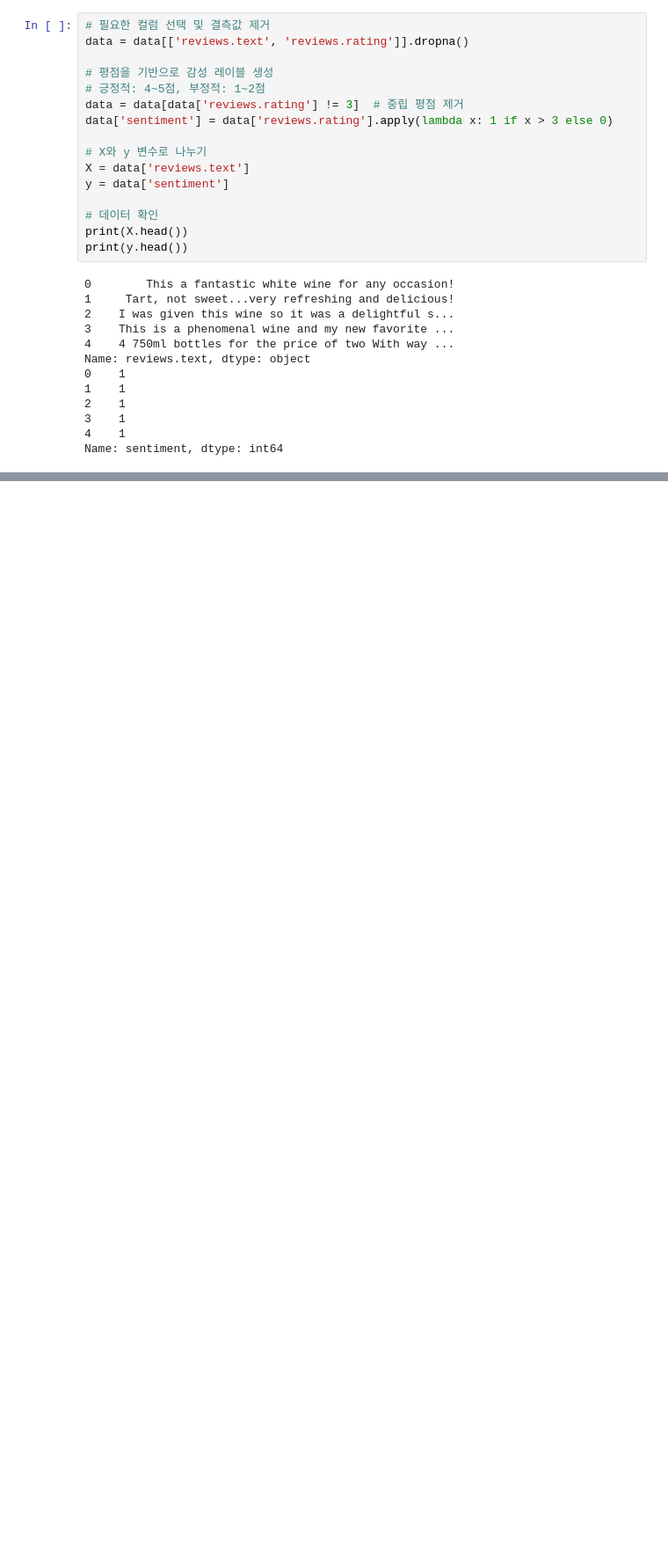
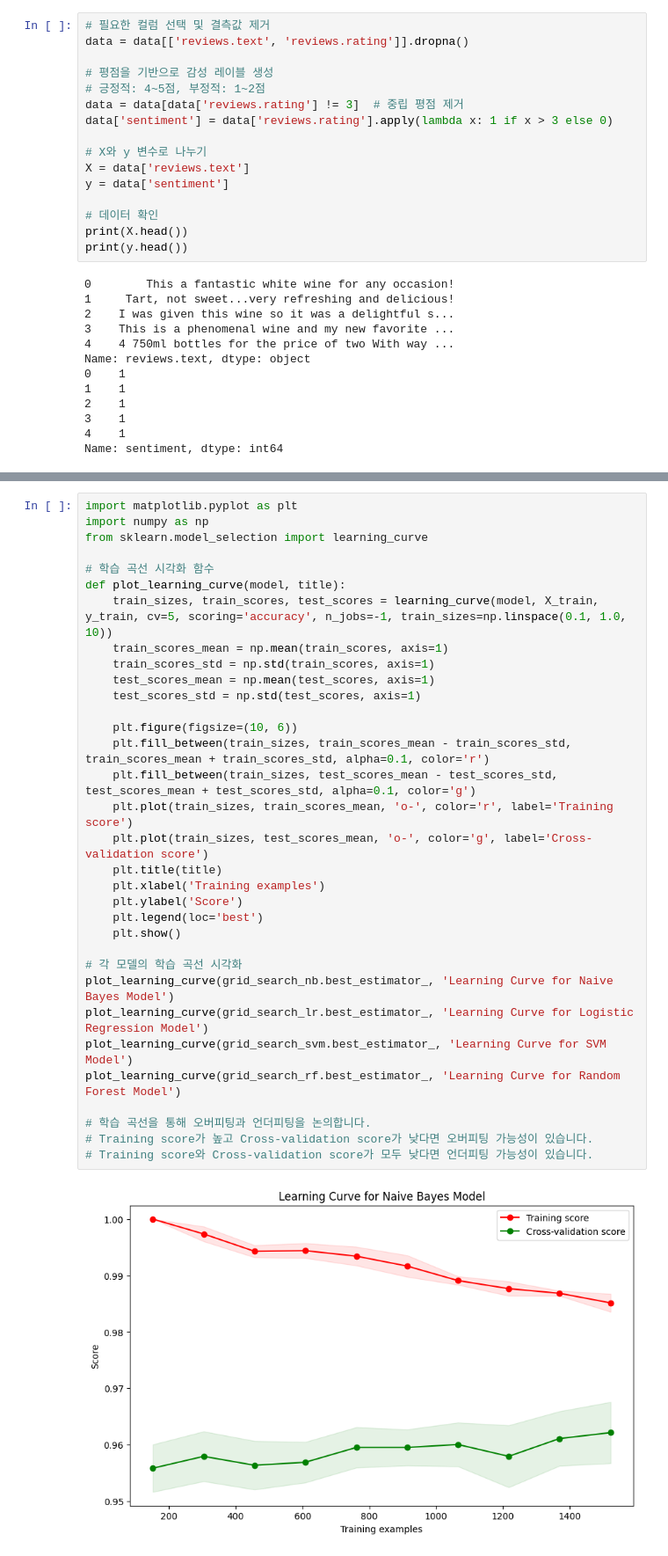
Before and after one commit to Konkuk-Univ-Glocal-Campus/ml202401-final-sungminiioo, a Jupyter notebook: Untitled-1.ipynb, the cells around one changed output, grey strips where cells are left out. Shown at 88% size. Saved outputs shown, nothing was run; the diff lists cells and outputs as text; blank space fills up the shorter version.

```diff
--- a/Untitled-1.ipynb
+++ b/Untitled-1.ipynb
@@ -127,0 +382,35 @@ plt.show()
+# %%
+import matplotlib.pyplot as plt
+import numpy as np
+from sklearn.model_selection import learning_curve
+
+# 학습 곡선 시각화 함수
+def plot_learning_curve(model, title):
+    train_sizes, train_scores, test_scores = learning_curve(model, X_train, y_train, cv=5, scoring='accuracy', n_jobs=-1, train_sizes=np.linspace(0.1, 1.0, 10))
+    train_scores_mean = np.mean(train_scores, axis=1)
+    train_scores_std = np.std(train_scores, axis=1)
+    test_scores_mean = np.mean(test_scores, axis=1)
+    test_scores_std = np.std(test_scores, axis=1)
+
+    plt.figure(figsize=(10, 6))
+    plt.fill_between(train_sizes, train_scores_mean - train_scores_std, train_scores_mean + train_scores_std, alpha=0.1, color='r')
+    plt.fill_between(train_sizes, test_scores_mean - test_scores_std, test_scores_mean + test_scores_std, alpha=0.1, color='g')
+    plt.plot(train_sizes, train_scores_mean, 'o-', color='r', label='Training score')
+    plt.plot(train_sizes, test_scores_mean, 'o-', color='g', label='Cross-validation score')
+    plt.title(title)
+    plt.xlabel('Training examples')
+    plt.ylabel('Score')
+    plt.legend(loc='best')
+    plt.show()
+
+# 각 모델의 학습 곡선 시각화
+plot_learning_curve(grid_search_nb.best_estimator_, 'Learning Curve for Naive Bayes Model')
+plot_learning_curve(grid_search_lr.best_estimator_, 'Learning Curve for Logistic Regression Model')
+plot_learning_curve(grid_search_svm.best_estimator_, 'Learning Curve for SVM Model')
+plot_learning_curve(grid_search_rf.best_estimator_, 'Learning Curve for Random Forest Model')
+
+# 학습 곡선을 통해 오버피팅과 언더피팅을 논의합니다.
+# Training score가 높고 Cross-validation score가 낮다면 오버피팅 가능성이 있습니다.
+# Training score와 Cross-validation score가 모두 낮다면 언더피팅 가능성이 있습니다.
+# %% [output]
+[figure, added]
```
Also changed, not shown: parts of 39 cells of this notebook.
